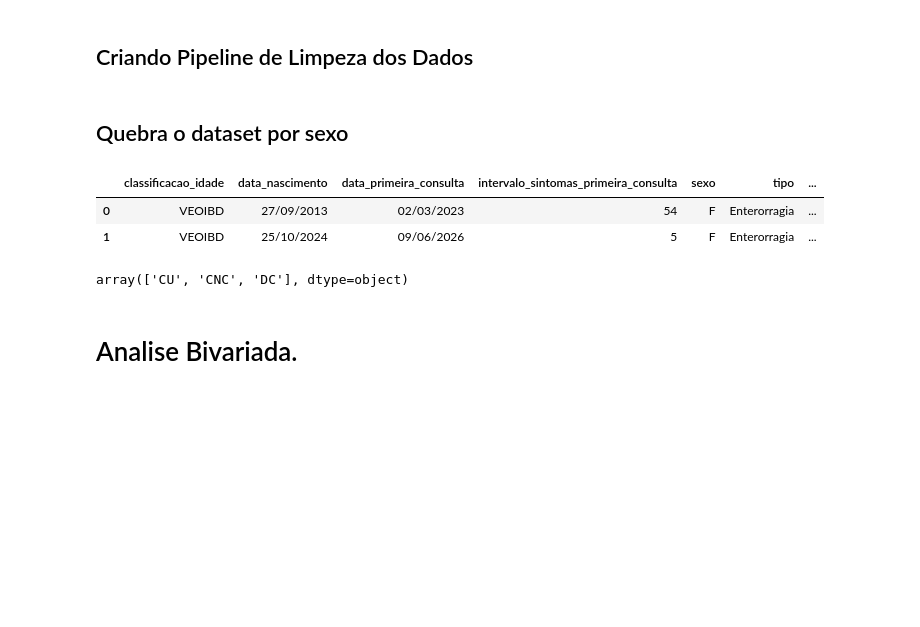
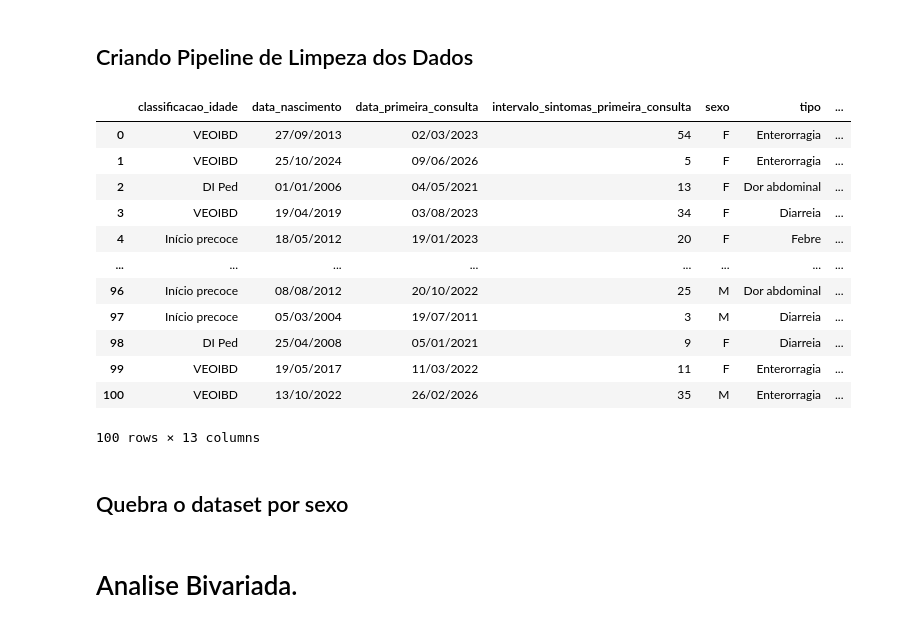
Before and after one commit to luscaalima/ME812-Unicamp, a Jupyter notebook: dados/notebook_consultoria_oficial.ipynb, the cells around one changed output. Drawn from its saved outputs; the diff is of its cells as text; code cells hidden in the pictures; blank space fills up the shorter version.

```diff
--- a/dados/notebook_consultoria_oficial.ipynb
+++ b/dados/notebook_consultoria_oficial.ipynb
@@ -131,20 +131,26 @@ def limpa_dados(df):
 
     return df
 # %%
+# Tipo =  Sintoma inicial
 dados_df = limpa_dados(df)
 dados_df = dados_df[dados_df["intervalo_sintomas_primeira_consulta"]!=-1]
+dados_df
+# %% [output]
+|  | classificacao_idade | data_nascimento | data_primeira_consulta | intervalo_sintomas_primeira_consulta | sexo | tipo | ... |
+| 0 | VEOIBD | 27/09/2013 | 02/03/2023 | 54 | F | Enterorragia | ... |
+| 1 | VEOIBD | 25/10/2024 | 09/06/2026 | 5 | F | Enterorragia | ... |
+| 2 | DI Ped | 01/01/2006 | 04/05/2021 | 13 | F | Dor abdominal | ... |
+| 3 | VEOIBD | 19/04/2019 | 03/08/2023 | 34 | F | Diarreia | ... |
+| 4 | Início precoce | 18/05/2012 | 19/01/2023 | 20 | F | Febre | ... |
+| ... | ... | ... | ... | ... | ... | ... | ... |
+| 96 | Início precoce | 08/08/2012 | 20/10/2022 | 25 | M | Dor abdominal | ... |
+| 97 | Início precoce | 05/03/2004 | 19/07/2011 | 3 | M | Diarreia | ... |
+| 98 | DI Ped | 25/04/2008 | 05/01/2021 | 9 | F | Diarreia | ... |
+| 99 | VEOIBD | 19/05/2017 | 11/03/2022 | 11 | F | Enterorragia | ... |
+| 100 | VEOIBD | 13/10/2022 | 26/02/2026 | 35 | M | Enterorragia | ... |
+100 rows × 13 columns
 # %% [markdown]
 ## Quebra o dataset por sexo
-# %%
-dados_df.head(2)
-# %% [output]
-|  | classificacao_idade | data_nascimento | data_primeira_consulta | intervalo_sintomas_primeira_consulta | sexo | tipo | ... |
-| 0 | VEOIBD | 27/09/2013 | 02/03/2023 | 54 | F | Enterorragia | ... |
-| 1 | VEOIBD | 25/10/2024 | 09/06/2026 | 5 | F | Enterorragia | ... |
-# %%
-dados_df['diagnostico'].unique()
-# %% [output]
-array(['CU', 'CNC', 'DC'], dtype=object)
 # %%
 mulheres_df = dados_df[dados_df['sexo'] == 'F'].drop(columns=["sexo"])
 
```
Also changed, not shown: parts of 37 cells of this notebook, 1 other file.
